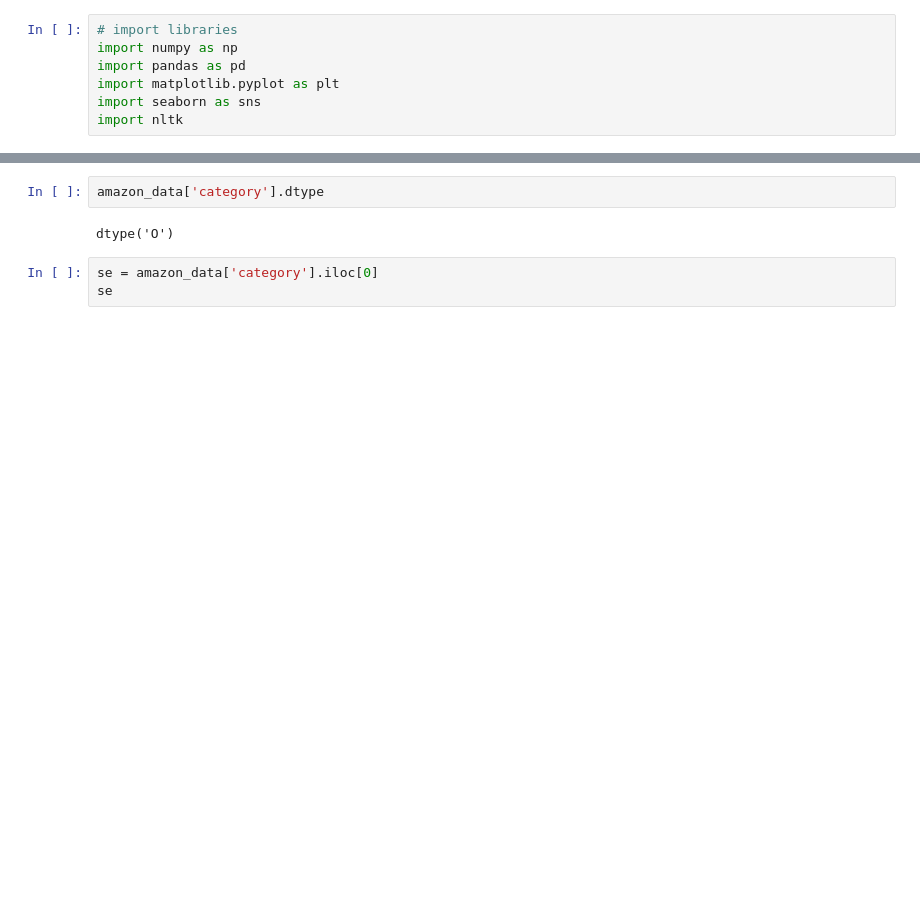
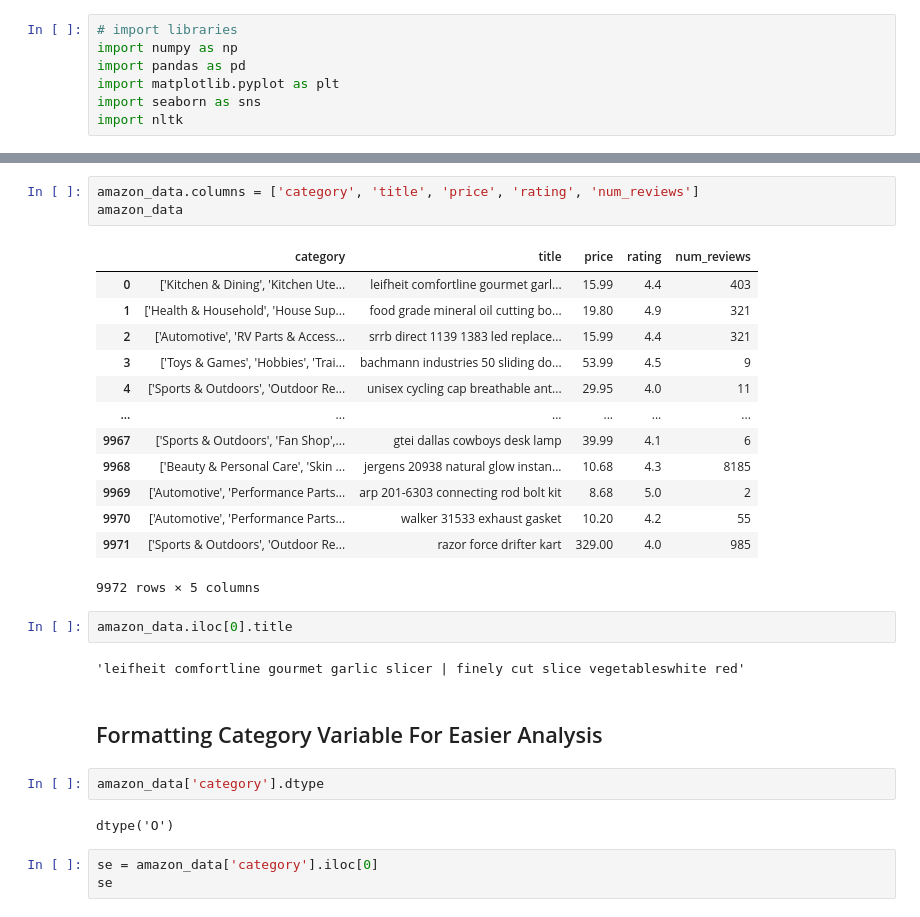
Before and after one commit to datares/team-aqua, a Jupyter notebook: Notebooks/categories_analysis.ipynb, the cells around one changed output, grey strips where cells are left out. Cells and saved outputs as stored; diff of their text form; blank space fills up the shorter version.

```diff
--- a/Notebooks/categories_analysis.ipynb
+++ b/Notebooks/categories_analysis.ipynb
@@ -39,3 +40,26 @@ amazon_data.head()
+# %%
+amazon_data.columns = ['category', 'title', 'price', 'rating', 'num_reviews']
+amazon_data
+# %% [output]
+|  | category | title | price | rating | num_reviews |
+| 0 | ['Kitchen & Dining', 'Kitchen Ute... | leifheit comfortline gourmet garl... | 15.99 | 4.4 | 403 |
+| 1 | ['Health & Household', 'House Sup... | food grade mineral oil cutting bo... | 19.80 | 4.9 | 321 |
+| 2 | ['Automotive', 'RV Parts & Access... | srrb direct 1139 1383 led replace... | 15.99 | 4.4 | 321 |
+| 3 | ['Toys & Games', 'Hobbies', 'Trai... | bachmann industries 50 sliding do... | 53.99 | 4.5 | 9 |
+| 4 | ['Sports & Outdoors', 'Outdoor Re... | unisex cycling cap breathable ant... | 29.95 | 4.0 | 11 |
+| ... | ... | ... | ... | ... | ... |
+| 9967 | ['Sports & Outdoors', 'Fan Shop',... | gtei dallas cowboys desk lamp | 39.99 | 4.1 | 6 |
+| 9968 | ['Beauty & Personal Care', 'Skin ... | jergens 20938 natural glow instan... | 10.68 | 4.3 | 8185 |
+| 9969 | ['Automotive', 'Performance Parts... | arp 201-6303 connecting rod bolt kit | 8.68 | 5.0 | 2 |
+| 9970 | ['Automotive', 'Performance Parts... | walker 31533 exhaust gasket | 10.20 | 4.2 | 55 |
+| 9971 | ['Sports & Outdoors', 'Outdoor Re... | razor force drifter kart | 329.00 | 4.0 | 985 |
+9972 rows × 5 columns
+# %%
+amazon_data.iloc[0].title
+# %% [output]
+'leifheit comfortline gourmet garlic slicer | finely cut slice vegetableswhite red'
+# %% [markdown]
+## Formatting Category Variable For Easier Analysis
 # %%
 amazon_data['category'].dtype
 # %% [output]
```
Also changed, not shown: parts of 24 cells of this notebook.
